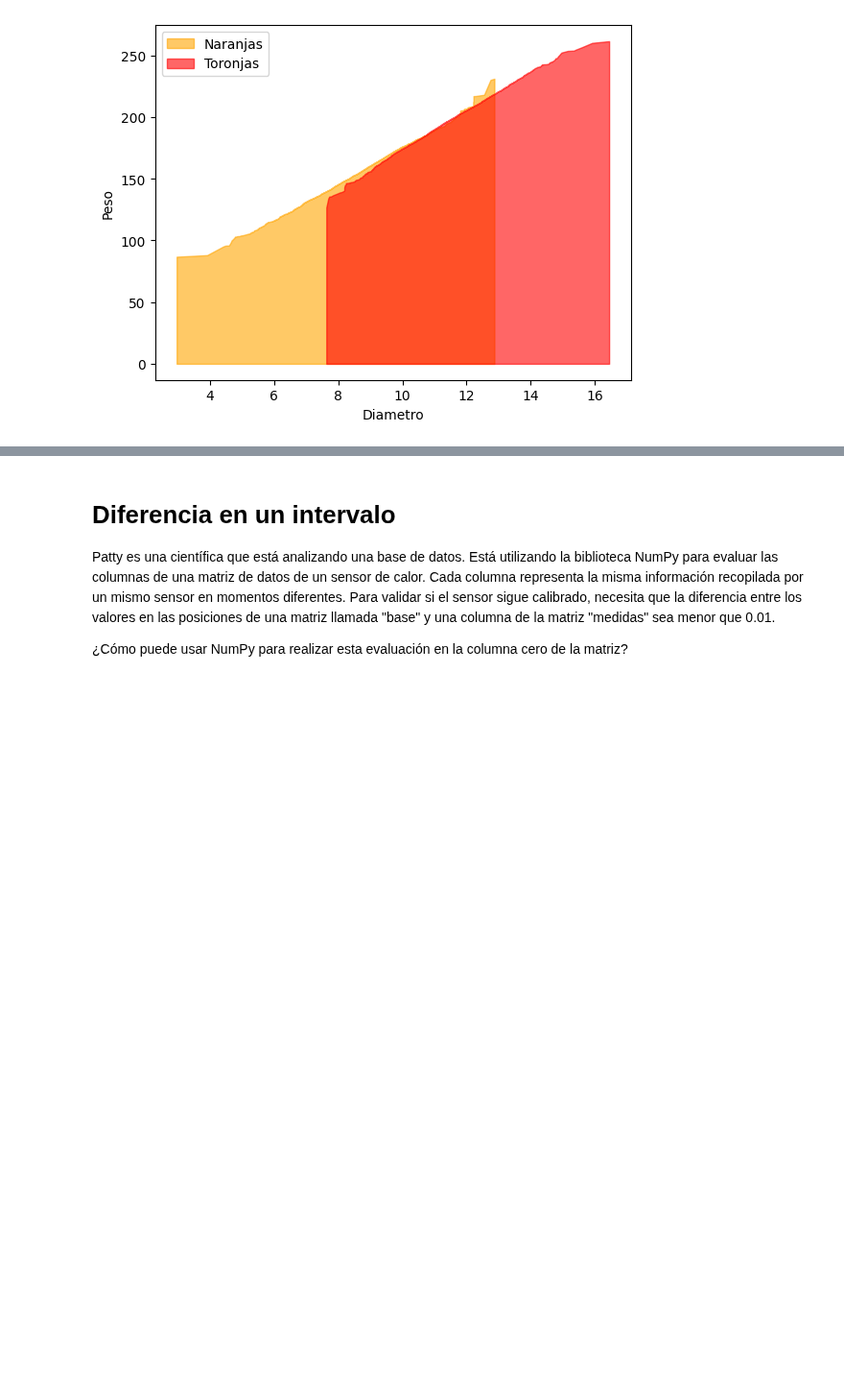
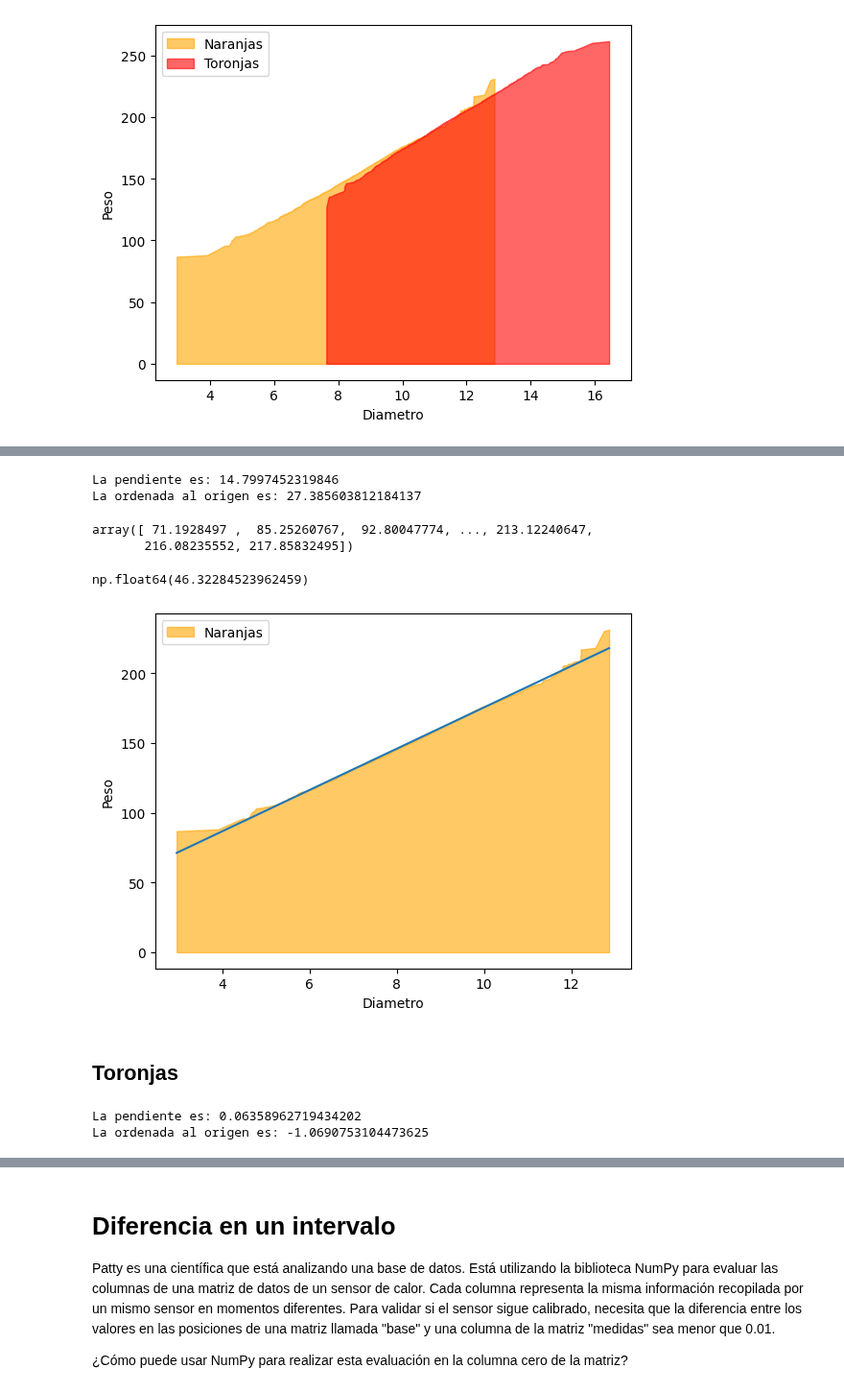
Before and after one commit to ollin02/Numpy, a Jupyter notebook: Desafio_Conociendo_Numpy.ipynb, the cells around one changed output, grey strips where cells are left out. Shown at 96% size. Cells and saved outputs as stored; diff of their text form; code cells hidden in the pictures; blank space fills up the shorter version.

```diff
--- a/Desafio_Conociendo_Numpy.ipynb
+++ b/Desafio_Conociendo_Numpy.ipynb
@@ -50,0 +73,35 @@ plt.show()
+# %%
+n = np.size(diametro_naranjas)
+y = peso_naranjas
+x = diametro_naranjas
+# %%
+a = (n*np.sum(x*y) - np.sum(x)*np.sum(y))/(n*np.sum(x**2) - np.sum(x)**2)
+# %%
+b = (np.sum(y) - a*np.sum(x))/n
+# %%
+print(f'La pendiente es: {a} \nLa ordenada al origen es: {b}')
+# %% [output]
+La pendiente es: 14.7997452319846
+La ordenada al origen es: 27.385603812184137
+# %%
+y = a*x + b
+# %%
+y
+# %% [output]
+array([ 71.1928497 ,  85.25260767,  92.80047774, ..., 213.12240647,
+       216.08235552, 217.85832495])
+# %%
+np.linalg.norm(peso_naranjas - y)
+# %% [output]
+np.float64(46.32284523962459)
+# %%
+plt.fill_between(diametro_naranjas, peso_naranjas, color='orange', label='Naranjas', alpha=0.6)
+plt.plot(x,y)
+plt.xlabel('Diametro')
+plt.ylabel('Peso')
+plt.legend()
+plt.show()
+# %% [output]
+[figure, added]
+# %% [markdown]
+## Toronjas
@@ -50,0 +116,5 @@ plt.show()
+# %%
+print(f'La pendiente es: {c} \nLa ordenada al origen es: {d}')
+# %% [output]
+La pendiente es: 0.06358962719434202
+La ordenada al origen es: -1.0690753104473625
```
Also changed, not shown: parts of 11 cells of this notebook.
